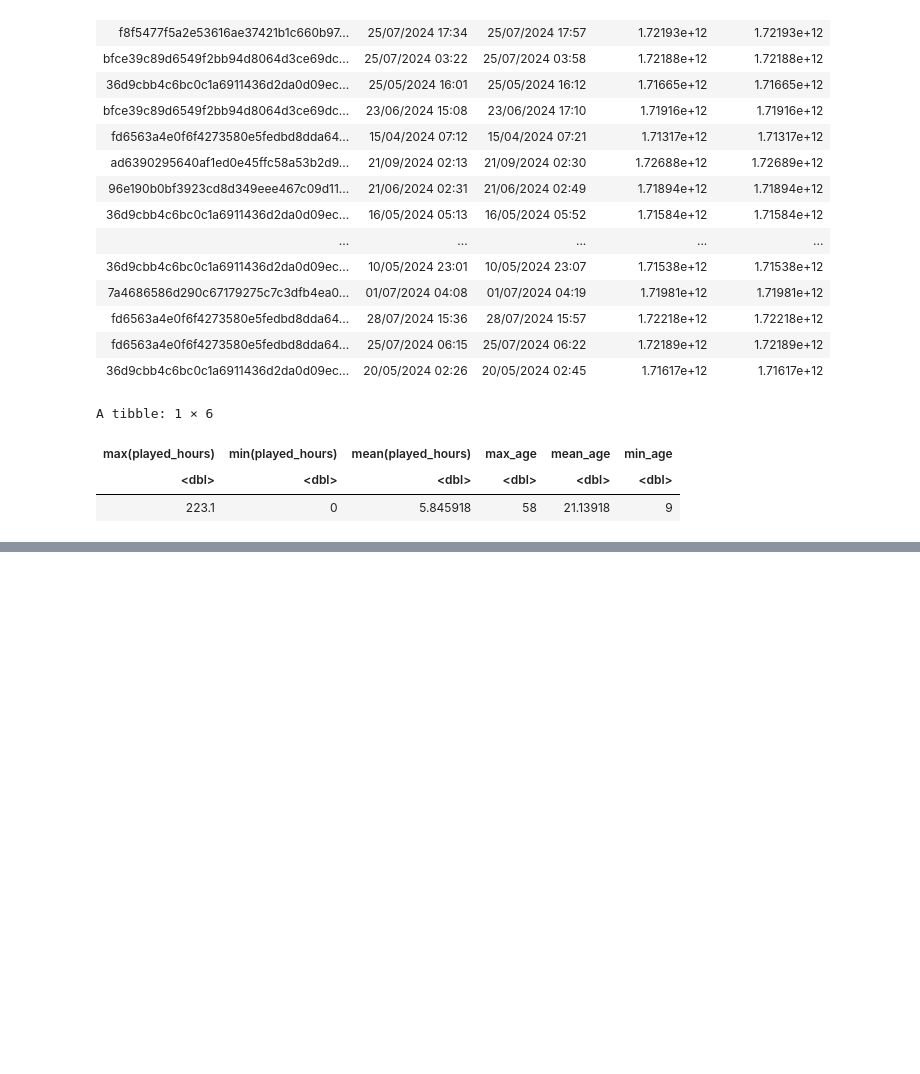
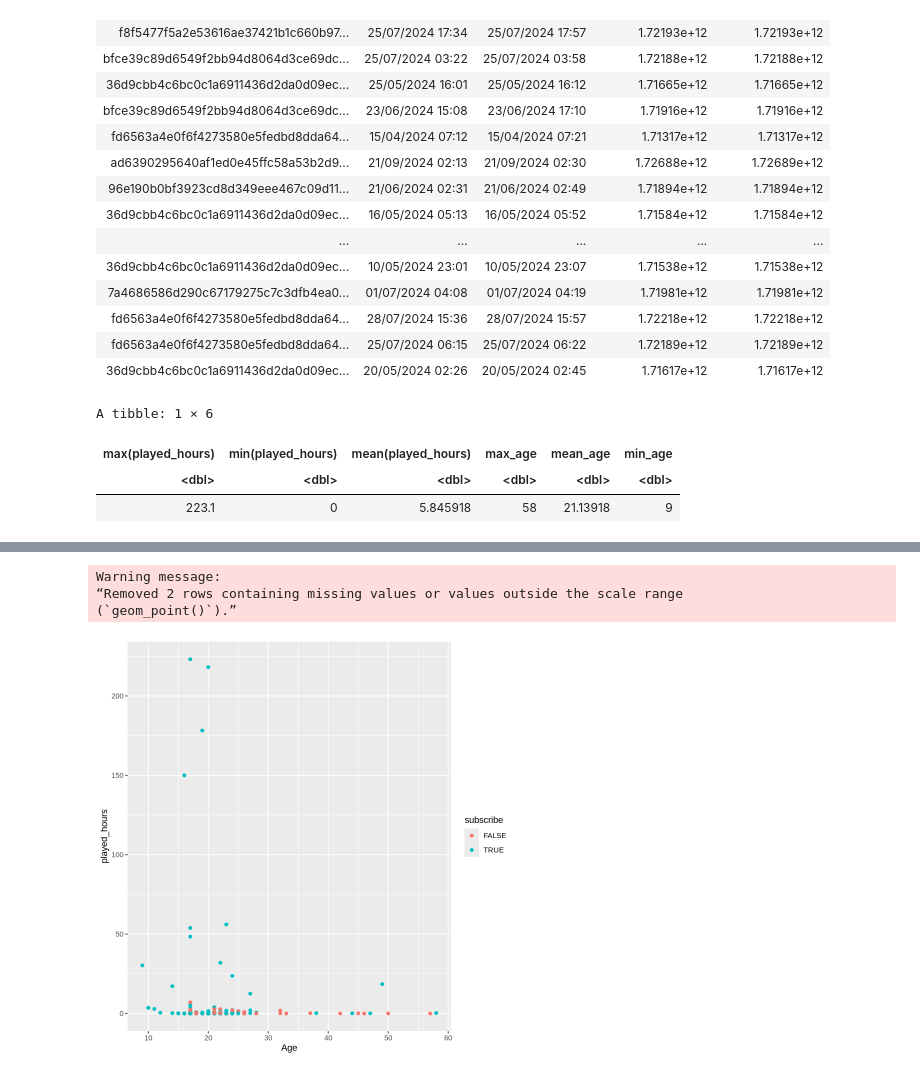
Before and after one commit to SusieFeng316/minecraft_project, a Jupyter notebook: Individual_plan_Susie.ipynb, the cells around one changed output, grey strips where cells are left out. Cells and saved outputs as stored; diff of their text form; code cells hidden in the pictures; blank space fills up the shorter version.

```diff
--- a/Individual_plan_Susie.ipynb
+++ b/Individual_plan_Susie.ipynb
@@ -116,0 +161,8 @@ data into a tidy format. Do not do any additional wrangling here; that will happ
+# %%
+ggplot(players, aes(x = Age, y = played_hours, color = subscribe)) +
+  geom_point()
+# %% [output]
+Warning message:
+“Removed 2 rows containing missing values or values outside the scale range
+(`geom_point()`).”
+[figure, added]
```
Also changed, not shown: parts of 6 cells of this notebook.
